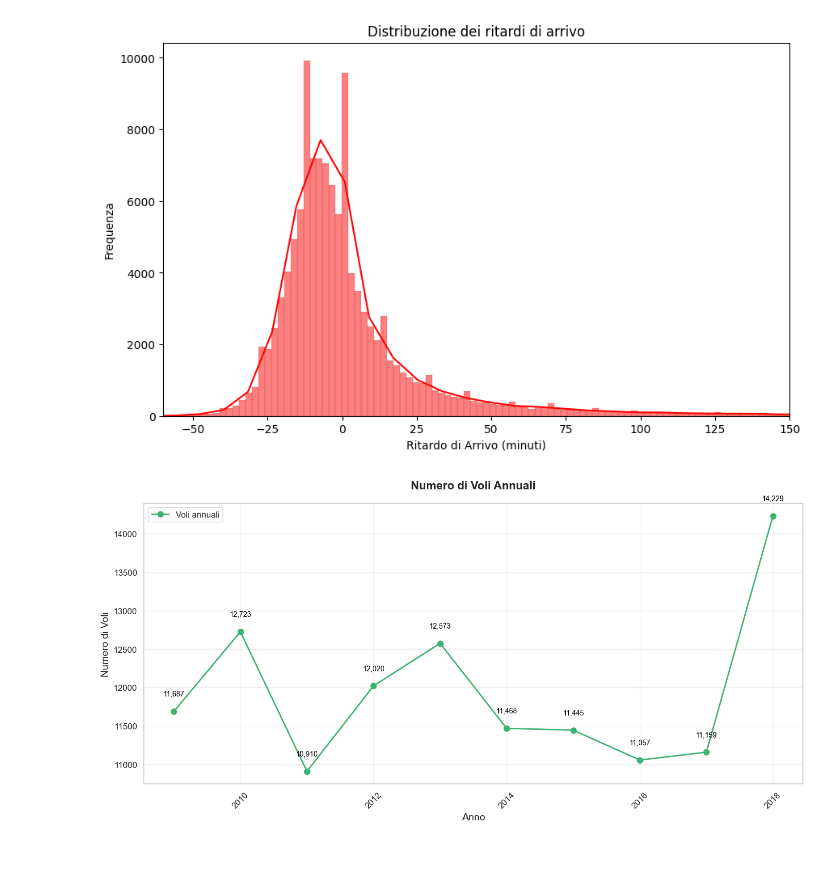
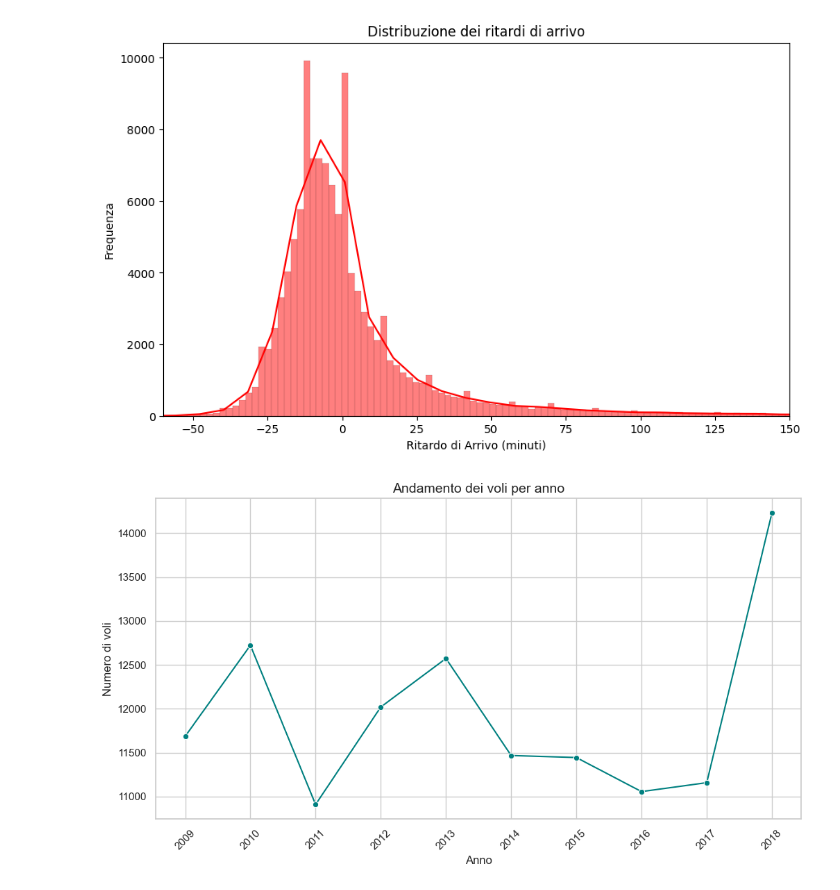
Before and after one commit to Walter-Di-Sabatino/Time-Series-Data-Science-Project, a Jupyter notebook: data_visualization.ipynb, the cells around one changed output. Cells and saved outputs as stored; diff of their text form; code cells hidden in the pictures; blank space fills up the shorter version.

```diff
--- a/data_visualization.ipynb
+++ b/data_visualization.ipynb
@@ -174,46 +174,32 @@ plt.show()
 # %% [output]
 [figure]
 [figure]
-# %%
-import matplotlib.pyplot as plt
-import seaborn as sns
-
-# Calcolo dei voli annuali
-voli_anni = df.groupby('FL_YEAR').size().reset_index(name='Voli')
-
-# Impostazione dello stile del grafico
-sns.set_theme(style="whitegrid")
-plt.figure(figsize=(14, 7))
-
-# Creazione del grafico a linee
-plt.plot(
-    voli_anni['FL_YEAR'],
-    voli_anni['Voli'],
-    marker='o',
-    color='mediumseagreen',
-    linewidth=2,
-    markersize=8,
-    label='Voli annuali'
-)
-
-# Aggiunta di annotazioni sui marker
-for x, y in zip(voli_anni['FL_YEAR'], voli_anni['Voli']):
-    plt.text(x, y + 200, f"{y:,}", ha='center', fontsize=10, color='black')
-
-# Personalizzazione del grafico
-plt.title('Numero di Voli Annuali', fontsize=16, fontweight='bold', pad=20)
-plt.xlabel('Anno', fontsize=14)
-plt.ylabel('Numero di Voli', fontsize=14)
-plt.xticks(rotation=45, fontsize=12)
-plt.yticks(fontsize=12)
-plt.grid(alpha=0.3)
-plt.legend(fontsize=12, loc='upper left')
-plt.tight_layout()
-
-# Mostrare il grafico
-plt.show()
-# %% [output]
-[figure, removed]
+# %%
+import seaborn as sns
+import matplotlib.pyplot as plt
+
+# Raggruppamento dei dati
+voli_anni = df.groupby('FL_YEAR').size().reset_index(name='Voli')
+
+# Impostazione del tema di Seaborn
+sns.set_theme(style="whitegrid")
+
+# Creazione del grafico a linee
+plt.figure(figsize=(12, 6))
+sns.lineplot(x='FL_YEAR', y='Voli', data=voli_anni, marker='o', color='teal')
+
+# Impostare tutti gli anni sull'asse X
+plt.xticks(voli_anni['FL_YEAR'], rotation=45)  # Ruota le etichette per maggiore leggibilità
+
+# Etichette e titolo
+plt.xlabel('Anno', fontsize=12)
+plt.ylabel('Numero di voli', fontsize=12)
+plt.title('Andamento dei voli per anno', fontsize=14)
+
+# Mostra il grafico
+plt.show()
+# %% [output]
+[figure, added]
 # %%
 # Calcolo delle rotte tra aeroporti con conteggio dei voli
 airport_routes = df.groupby(['ORIGIN', 'DEST']).size().reset_index(name='num_flights')
```
Also changed, not shown: parts of 1 cell of this notebook.
